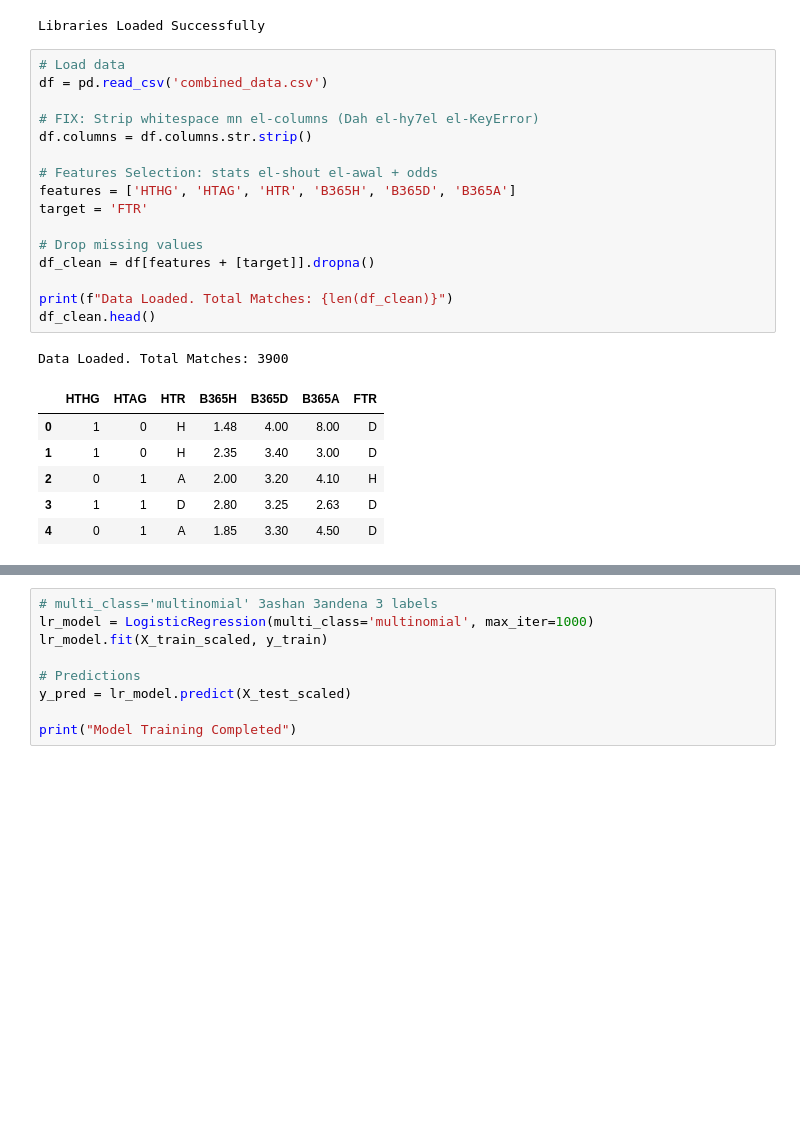
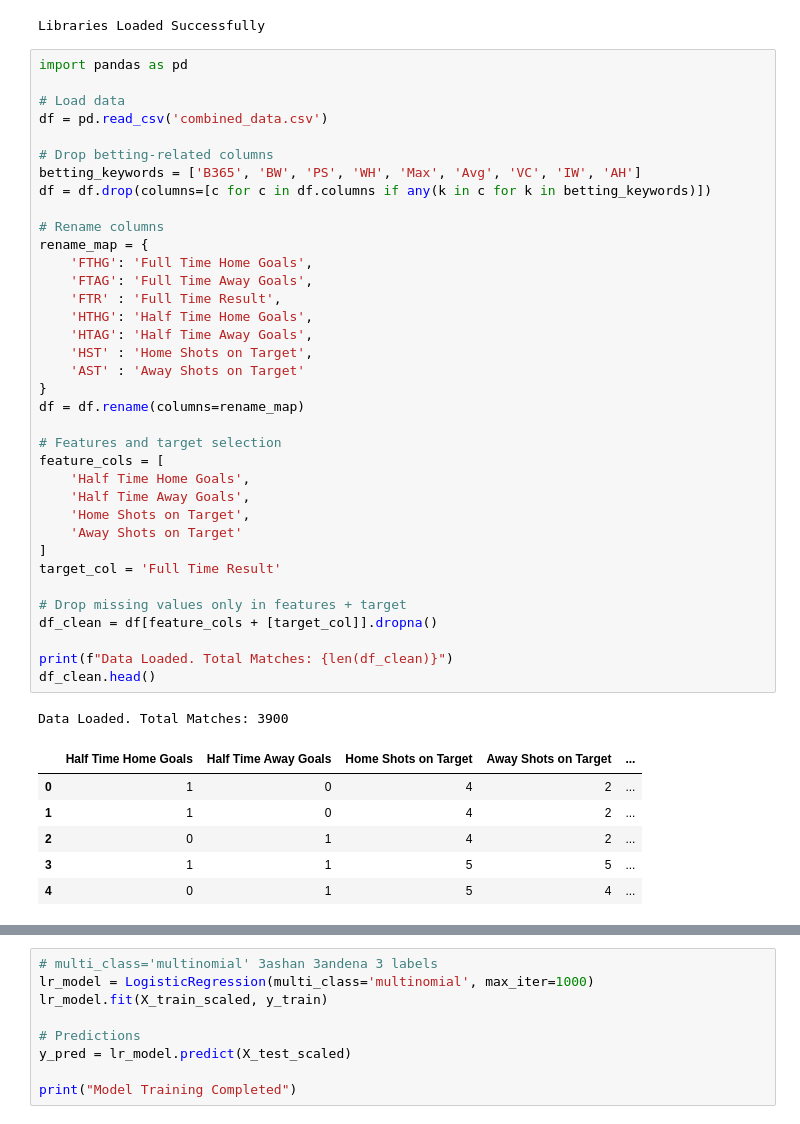
Before and after one commit to GannaSaad/machine-intelligence-project, a Jupyter notebook: logistic_regression_model.ipynb, the cells around one changed output, grey strips where cells are left out. Drawn from its saved outputs; the diff is of its cells as text; blank space fills up the shorter version.

```diff
--- a/logistic_regression_model.ipynb
+++ b/logistic_regression_model.ipynb
@@ -12,27 +12,47 @@ print("Libraries Loaded Successfully")
 # %% [output]
 Libraries Loaded Successfully
 # %%
+import pandas as pd
+
 # Load data
 df = pd.read_csv('combined_data.csv')
 
-# FIX: Strip whitespace mn el-columns (Dah el-hy7el el-KeyError)
-df.columns = df.columns.str.strip()
+# Drop betting-related columns
+betting_keywords = ['B365', 'BW', 'PS', 'WH', 'Max', 'Avg', 'VC', 'IW', 'AH']
+df = df.drop(columns=[c for c in df.columns if any(k in c for k in betting_keywords)])
 
-# Features Selection: stats el-shout el-awal + odds
-features = ['HTHG', 'HTAG', 'HTR', 'B365H', 'B365D', 'B365A']
-target = 'FTR'
+# Rename columns
+rename_map = {
+    'FTHG': 'Full Time Home Goals',
+    'FTAG': 'Full Time Away Goals',
+    'FTR' : 'Full Time Result',
+    'HTHG': 'Half Time Home Goals',
+    'HTAG': 'Half Time Away Goals',
+    'HST' : 'Home Shots on Target',
+    'AST' : 'Away Shots on Target'
+}
+df = df.rename(columns=rename_map)
 
-# Drop missing values
-df_clean = df[features + [target]].dropna()
+# Features and target selection
+feature_cols = [
+    'Half Time Home Goals',
+    'Half Time Away Goals',
+    'Home Shots on Target',
+    'Away Shots on Target'
+]
+target_col = 'Full Time Result'
+
+# Drop missing values only in features + target
+df_clean = df[feature_cols + [target_col]].dropna()
 
 print(f"Data Loaded. Total Matches: {len(df_clean)}")
 df_clean.head()
 # %% [output]
 Data Loaded. Total Matches: 3900
-|  | HTHG | HTAG | HTR | B365H | B365D | B365A | FTR |
-| 0 | 1 | 0 | H | 1.48 | 4.00 | 8.00 | D |
-| 1 | 1 | 0 | H | 2.35 | 3.40 | 3.00 | D |
-| 2 | 0 | 1 | A | 2.00 | 3.20 | 4.10 | H |
-| 3 | 1 | 1 | D | 2.80 | 3.25 | 2.63 | D |
-| 4 | 0 | 1 | A | 1.85 | 3.30 | 4.50 | D |
+|  | Half Time Home Goals | Half Time Away Goals | Home Shots on Target | Away Shots on Target | ... |
+| 0 | 1 | 0 | 4 | 2 | ... |
+| 1 | 1 | 0 | 4 | 2 | ... |
+| 2 | 0 | 1 | 4 | 2 | ... |
+| 3 | 1 | 1 | 5 | 5 | ... |
+| 4 | 0 | 1 | 5 | 4 | ... |
 # %%
```
Also changed, not shown: parts of 4 cells of this notebook, 5 other files.
